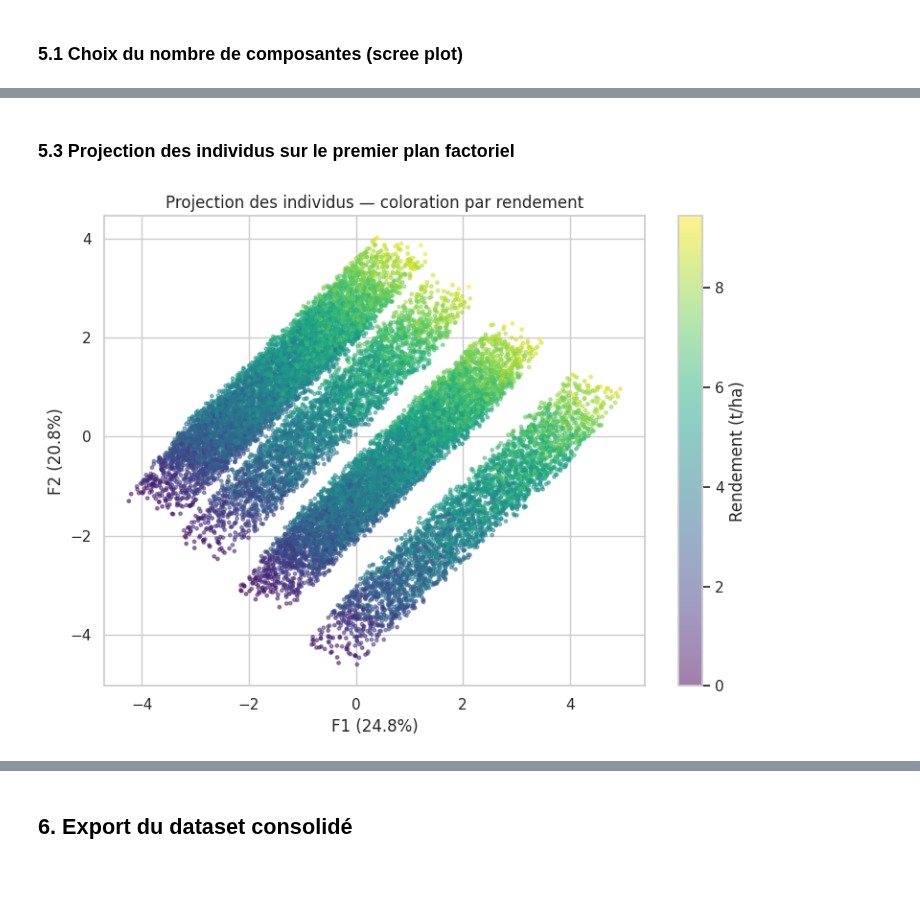
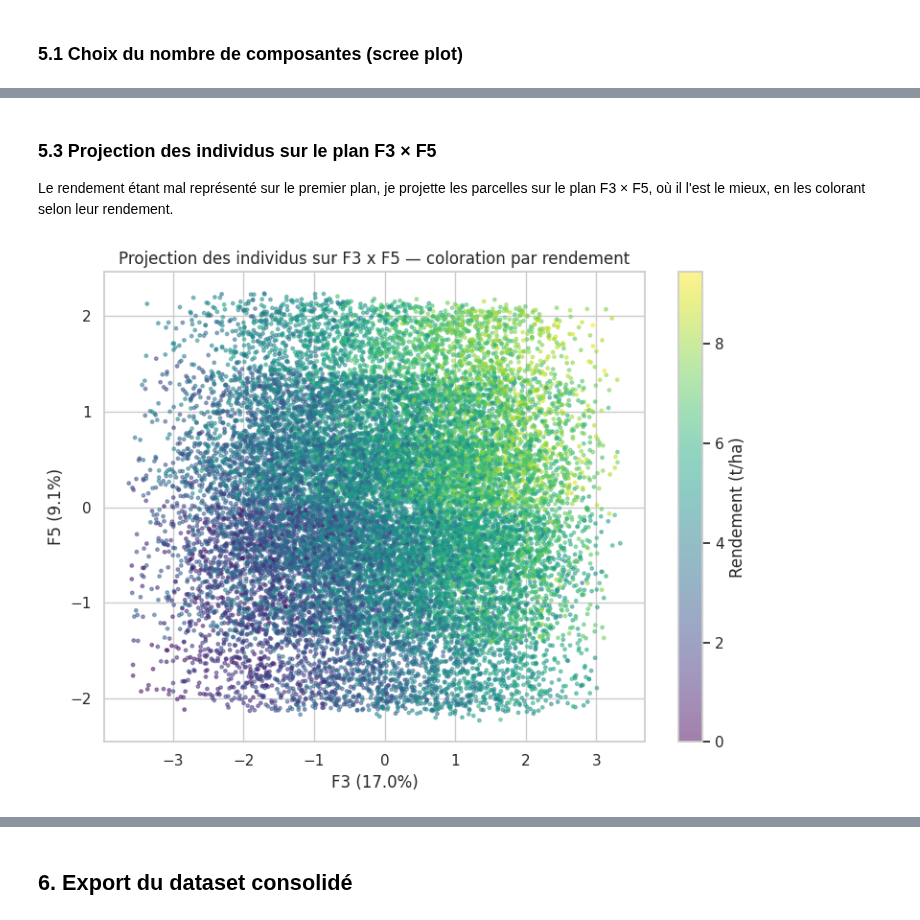
Before and after one commit to fatimaadda2878/agritech-crop-recommender, a Jupyter notebook: notebooks/01_data_merging_eda.ipynb, the cells around one changed output, grey strips where cells are left out. Cells and saved outputs as stored; diff of their text form; code cells hidden in the pictures; blank space fills up the shorter version.

```diff
--- a/notebooks/01_data_merging_eda.ipynb
+++ b/notebooks/01_data_merging_eda.ipynb
@@ -280,19 +287,17 @@ variables catégorielles en indicatrices avant de lancer l'ACP.
 # %%
-from sklearn.preprocessing import OneHotEncoder
-
 numeric_features = [
     "Rainfall_mm", "Temperature_Celsius", "Days_to_Harvest",
     "world_avg_rainfall_mm", "world_avg_temp_c", "world_avg_pesticides_tonnes",
     "world_avg_yield_t_ha", "rainfall_gap_pct", "temperature_gap_c",
-    "Yield_tons_per_hectare",
 ]
 bool_features = ["Fertilizer_Used", "Irrigation_Used"]
+TARGET = "Yield_tons_per_hectare"  # variable illustrative, exclue des variables actives
 
 pca_sample = merged.sample(20_000, random_state=RNG).reset_index(drop=True)
 
 X_num = pca_sample[numeric_features].astype(float)
 X_bool = pca_sample[bool_features].astype(int)
-X_pca_input = pd.concat([X_num, X_bool], axis=1)
+X_pca_input = pd.concat([X_num, X_bool], axis=1)  # variables actives uniquement
 
 scaler = StandardScaler()
 X_scaled = scaler.fit_transform(X_pca_input)
@@ -300,5 +305,12 @@ X_scaled = scaler.fit_transform(X_pca_input)
 pca = PCA(random_state=RNG)
 pca_coords = pca.fit_transform(X_scaled)
 
+# Projection du rendement en variable illustrative : sa coordonnée sur chaque axe
+# est sa corrélation avec les coordonnées des individus sur cet axe.
+yield_coords = np.array([
+    np.corrcoef(pca_sample[TARGET], pca_coords[:, k])[0, 1] for k in range(pca_coords.shape[1])
+])
+
+print("Variables actives :", list(X_pca_input.columns))
 print("Variance expliquée par composante :", pca.explained_variance_ratio_.round(3))
 # %% [output]
@@ -381,20 +452,23 @@ contrib
 # %% [markdown]
-### 5.3 Projection des individus sur le premier plan factoriel
+### 5.3 Projection des individus sur le plan F3 × F5
+
+Le rendement étant mal représenté sur le premier plan, je projette les parcelles sur
+le plan F3 × F5, où il l'est le mieux, en les colorant selon leur rendement.
 # %%
 fig, ax = plt.subplots(figsize=(8, 6))
 scatter = ax.scatter(
-    pca_coords[:, 0], pca_coords[:, 1],
-    c=pca_sample["Yield_tons_per_hectare"], cmap="viridis", s=6, alpha=0.5,
+    pca_coords[:, 2], pca_coords[:, 4],
+    c=pca_sample[TARGET], cmap="viridis", s=6, alpha=0.5,
 )
 plt.colorbar(scatter, label="Rendement (t/ha)")
-ax.set_xlabel(f"F1 ({explained[0]*100:.1f}%)")
-ax.set_ylabel(f"F2 ({explained[1]*100:.1f}%)")
-ax.set_title("Projection des individus — coloration par rendement")
+ax.set_xlabel(f"F3 ({explained[2]*100:.1f}%)")
+ax.set_ylabel(f"F5 ({explained[4]*100:.1f}%)")
+ax.set_title("Projection des individus sur F3 x F5 — coloration par rendement")
 plt.tight_layout()
 plt.savefig("../reports/fig_pca_individus.png", bbox_inches="tight")
 plt.show()
 # %% [output]
-[figure, old version]
+[figure, new version]
 # %% [markdown]
 ### 5.4 Interprétation — variables clés identifiées par l'ACP
 
```
Also changed, not shown: parts of 12 cells of this notebook, 16 other files.
